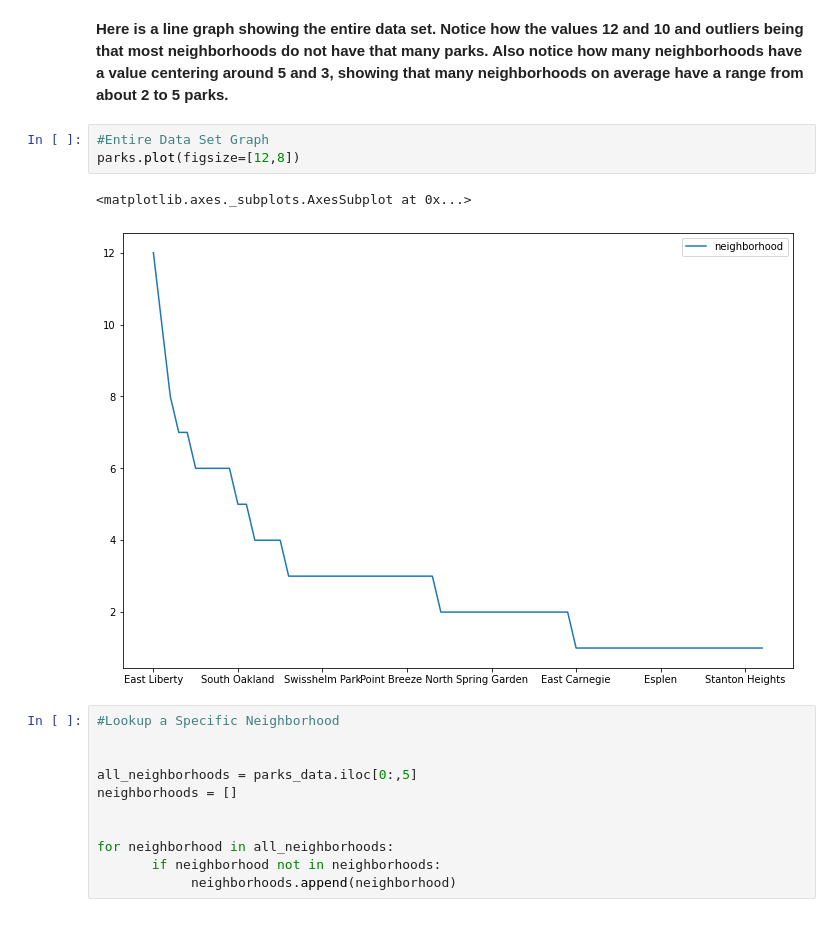
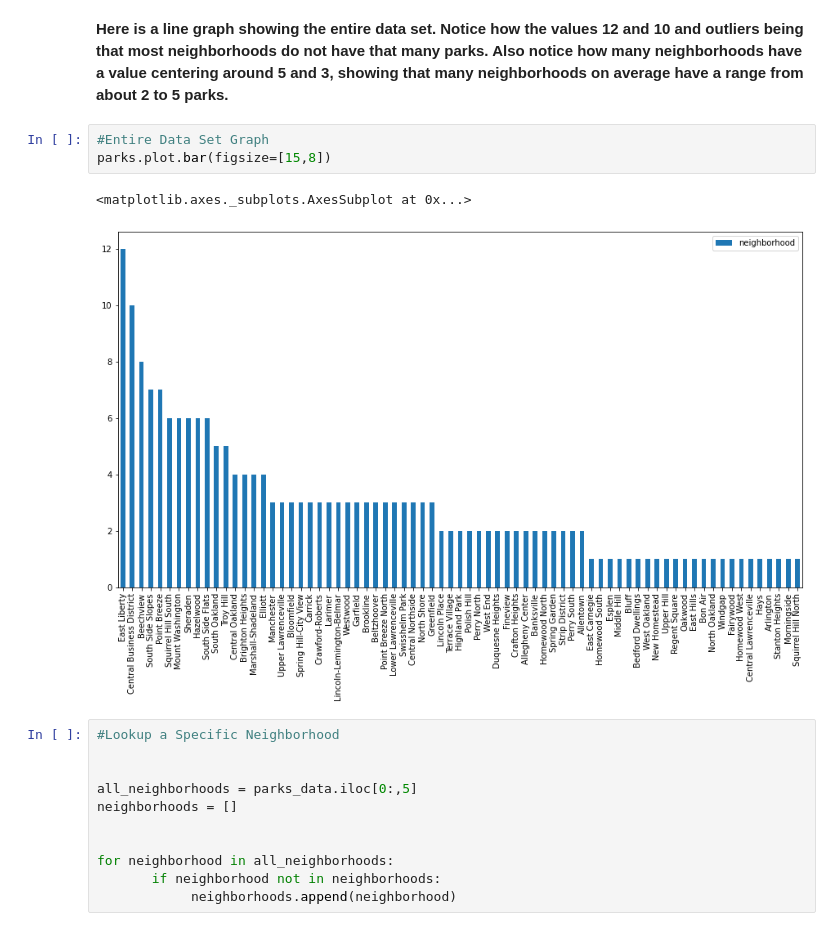
Before and after one commit to Roma-Reddy/Cmpinf0010FinalProject, a Jupyter notebook: Final_Project_Notebook.ipynb, the cells around one changed output. Drawn from its saved outputs; the diff is of its cells as text.

```diff
--- a/Final_Project_Notebook.ipynb
+++ b/Final_Project_Notebook.ipynb
@@ -112,10 +112,10 @@ top_neighborhoods.plot.bar(rot=0, figsize=[26,8])
 **Here is a line graph showing the entire data set. Notice how the values 12 and 10 and outliers being that most neighborhoods do not have that many parks. Also notice how many neighborhoods have a value centering around 5 and 3, showing that many neighborhoods on average have a range from about 2 to 5 parks.**
 # %%
 #Entire Data Set Graph
-parks.plot(figsize=[12,8])
+parks.plot.bar(figsize=[15,8])
 # %% [output]
 <matplotlib.axes._subplots.AxesSubplot at 0x...>
-[figure, old version]
+[figure, new version]
 # %%
 #Lookup a Specific Neighborhood
 
```
Also changed, not shown: parts of 6 cells of this notebook.
